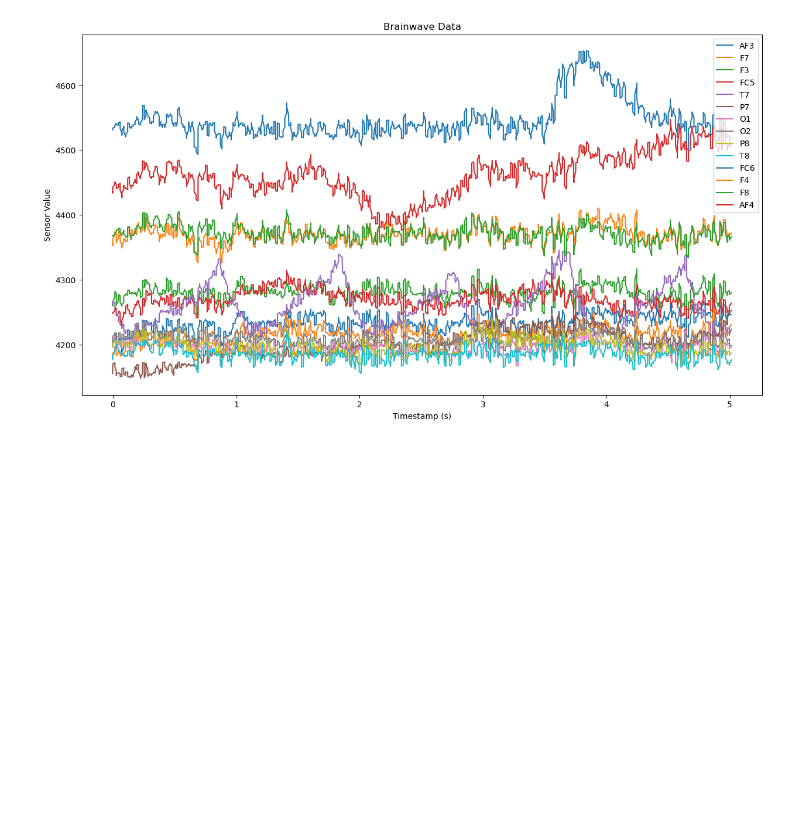
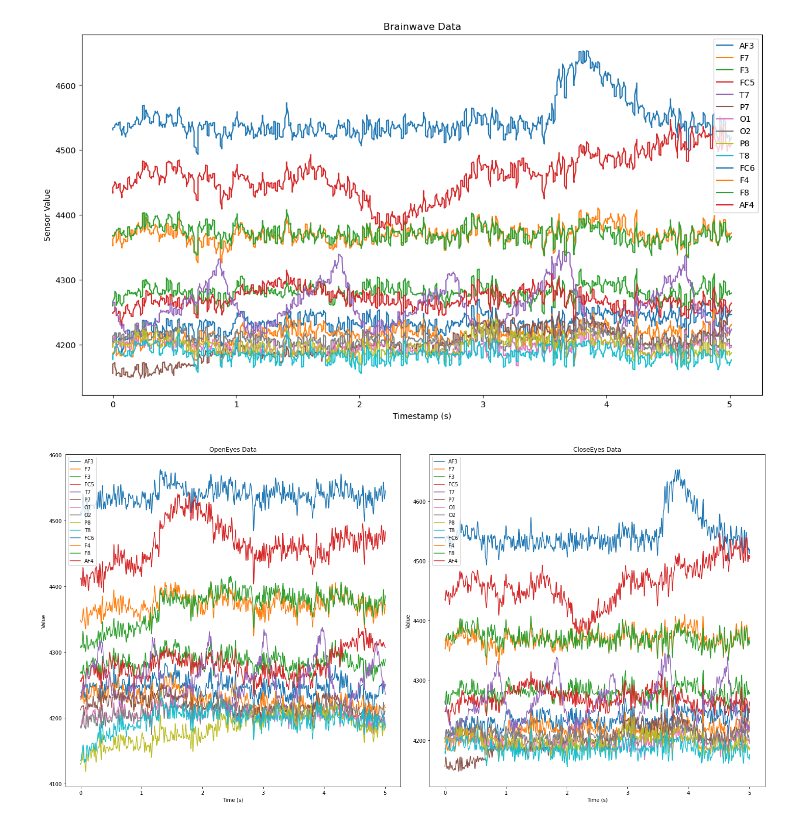
Before and after one commit to HayatoYokomizo/EEG_pain, a Jupyter notebook: Test_CloseEye/CollectData_X.ipynb, the cells around one changed output. Saved outputs shown, nothing was run; the diff lists cells and outputs as text; code cells hidden in the pictures; blank space fills up the shorter version.

```diff
--- a/Test_CloseEye/CollectData_X.ipynb
+++ b/Test_CloseEye/CollectData_X.ipynb
@@ -140,3 +140,45 @@ if __name__ == "__main__":
 Connected to Emotiv EPOCX stream.
 done.
 [figure]
+# %%
+import pandas as pd
+import matplotlib.pyplot as plt
+import numpy as np
+
+def load_data_from_csv(filename):
+    data = pd.read_csv(filename)
+    return data
+
+def plot_data(data, channels, title, subplot_position):
+    plt.subplot(1, 2, subplot_position)
+    time = np.arange(len(data)) / 256.0  # Create a time array (assuming data was collected at 256 Hz)
+
+    for channel in channels:
+        plt.plot(time, data[channel], label=channel)
+
+    plt.xlabel('Time (s)')
+    plt.ylabel('Value')
+    plt.title(title)
+    plt.legend(loc='best')
+    plt.tight_layout()
+
+# メイン実行
+if __name__ == "__main__":
+    filename1 = 'OpenEyes.csv'
+    data1 = load_data_from_csv(filename1)
+
+    filename2 = 'CloseEyes.csv'
+    data2 = load_data_from_csv(filename2)
+
+    # 選択したチャンネルをプロット
+    channels = ['AF3', 'F7', 'F3', 'FC5', 'T7', 'P7', 'O1', 'O2', 'P8', 'T8', 'FC6', 'F4', 'F8', 'AF4']
+
+    plt.figure(figsize=(20, 10))
+
+    # データのプロット
+    plot_data(data1, channels, 'OpenEyes Data', 1)
+    plot_data(data2, channels, 'CloseEyes Data', 2)
+
+    plt.show()
+# %% [output]
+[figure, added]
```
Also changed, not shown: 12 other files.
